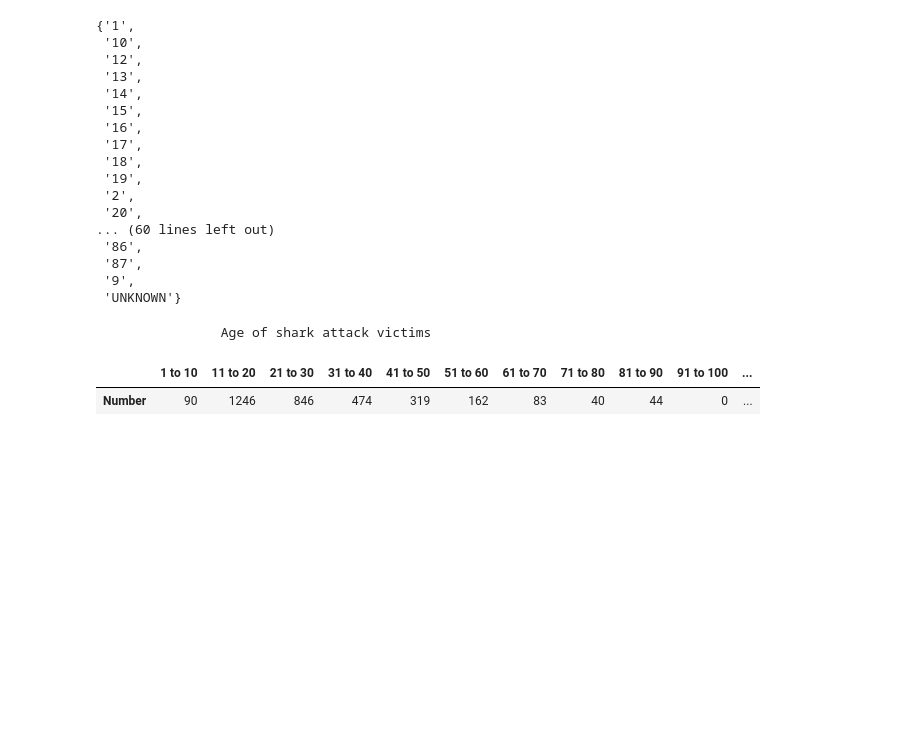
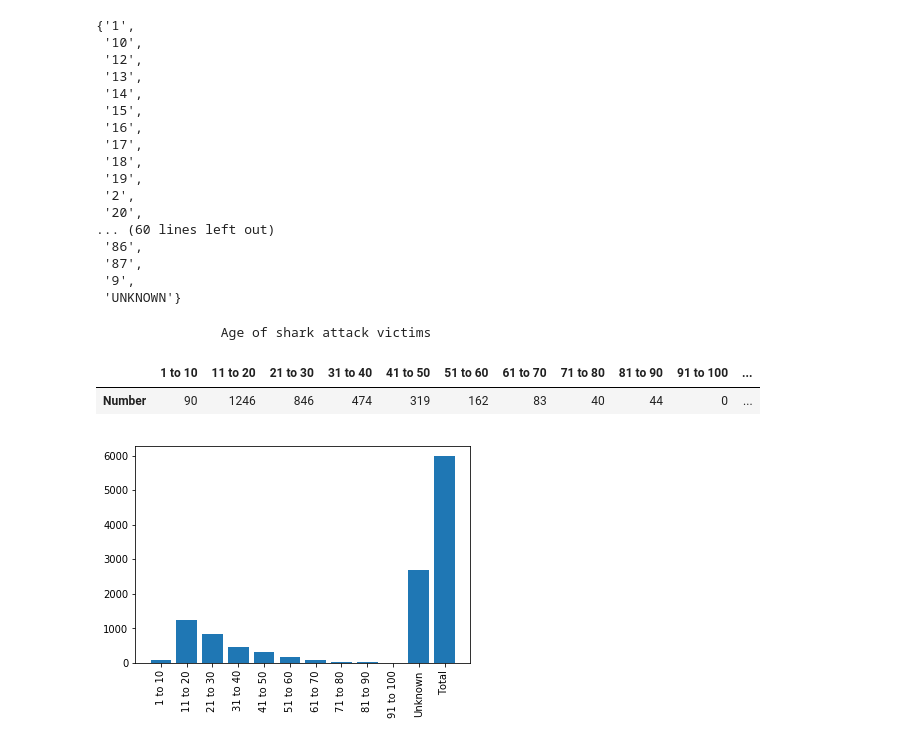
Before and after one commit to MessieTanriverdi/data-labs, a Jupyter notebook: module-1/pandas-project/your-code/data-wrangling.ipynb, the cells around one changed output. Saved outputs shown, nothing was run; the diff lists cells and outputs as text; code cells hidden in the pictures; blank space fills up the shorter version.

```diff
--- a/module-1/pandas-project/your-code/data-wrangling.ipynb
+++ b/module-1/pandas-project/your-code/data-wrangling.ipynb
@@ -405,3 +405,30 @@ pd.DataFrame([[dix.shape[0], vingt.shape[0], trente.shape[0], quarante.shape[0],
                 Age of shark attack victims
 |  | 1 to 10 | 11 to 20 | 21 to 30 | 31 to 40 | 41 to 50 | 51 to 60 | 61 to 70 | 71 to 80 | 81 to 90 | 91 to 100 | ... |
 | Number | 90 | 1246 | 846 | 474 | 319 | 162 | 83 | 40 | 44 | 0 | ... |
+# %%
+# Sous forme de diagramme en bâtons
+
+import numpy as np
+import matplotlib.pyplot as plt
+
+# Make a fake dataset:
+donnees = [dix.shape[0], vingt.shape[0], trente.shape[0], quarante.shape[0], cinquante.shape[0],
+               soixante.shape[0], soixante_dix.shape[0], quatre_vingt.shape[0], quatre_vingt_dix.shape[0],
+               cent.shape[0], unkn.shape[0], data.shape[0]]
+bars = ('1 to 10', '11 to 20', '21 to 30', '31 to 40', '41 to 50', '51 to 60', '61 to 70',
+                      '71 to 80', '81 to 90', '91 to 100', 'Unknown', 'Total')
+y_pos = np.arange(len(bars))
+
+# Create bars
+plt.bar(y_pos, donnees)
+plt.xticks(y_pos, bars, rotation=90)
+
+
+# Create names on the x-axis
+plt.xticks(y_pos, bars)
+
+
+# Show graphic
+plt.show()
+# %% [output]
+[figure, added]
```
Also changed, not shown: parts of 1 cell of this notebook.
